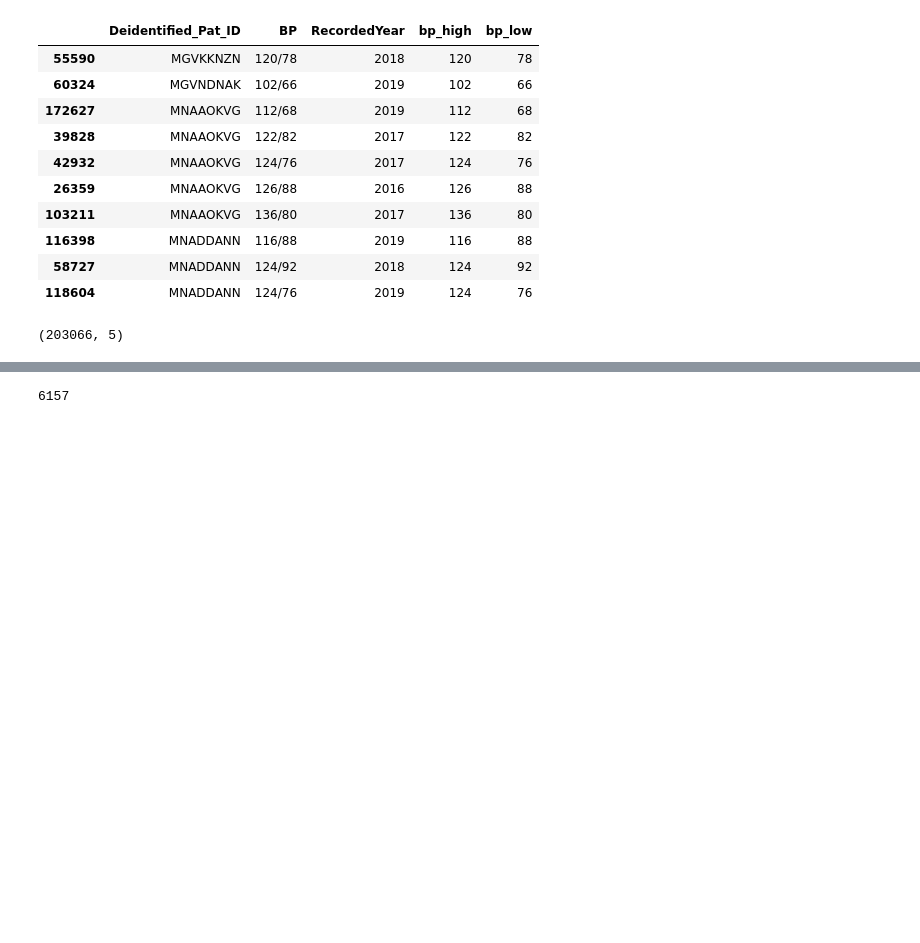
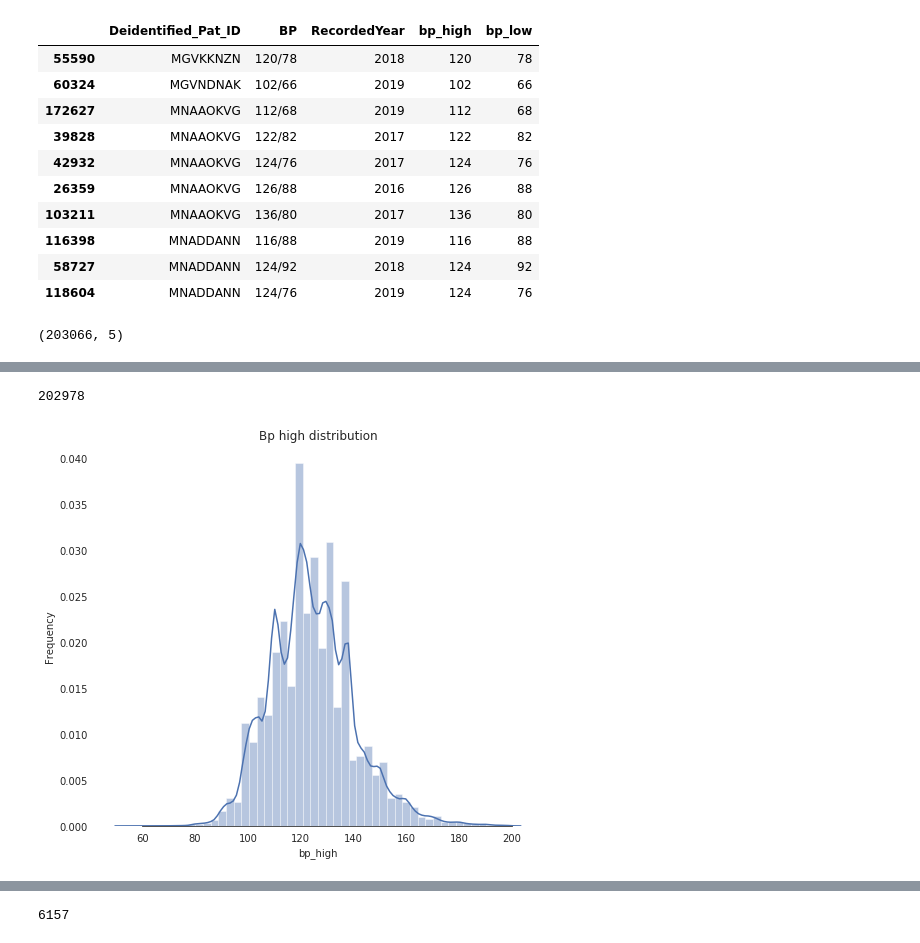
Before and after one commit to mycstar/t2d, a Jupyter notebook: src/bp.ipynb, the cells around one changed output, grey strips where cells are left out. Drawn from its saved outputs; the diff is of its cells as text; code cells hidden in the pictures; blank space fills up the shorter version.

```diff
--- a/src/bp.ipynb
+++ b/src/bp.ipynb
@@ -152,0 +172,3 @@ data_pd.shape
+# %%
+temp_dt = data_pd[(data_pd['bp_high']<200)]
+temp_dt.head()
@@ -152,0 +182,19 @@ data_pd.shape
+# %%
+len(temp_dt)
+# %% [output]
+202978
+# %%
+#data_pd[['bp_high']] = data_pd[['bp_high']].astype('float')
+sns.set_style("white")
+sns.set_color_codes(palette='deep')
+f, ax = plt.subplots(figsize=(8, 7))
+#Check the new distribution
+sns.distplot(temp_dt['bp_high'], color="b");
+ax.xaxis.grid(False)
+ax.set(ylabel="Frequency")
+ax.set(xlabel="bp_high")
+ax.set(title="Bp high distribution")
+sns.despine(trim=True, left=True)
+plt.show()
+# %% [output]
+[figure, added]
```
Also changed, not shown: parts of 8 cells of this notebook, 3 other files.
